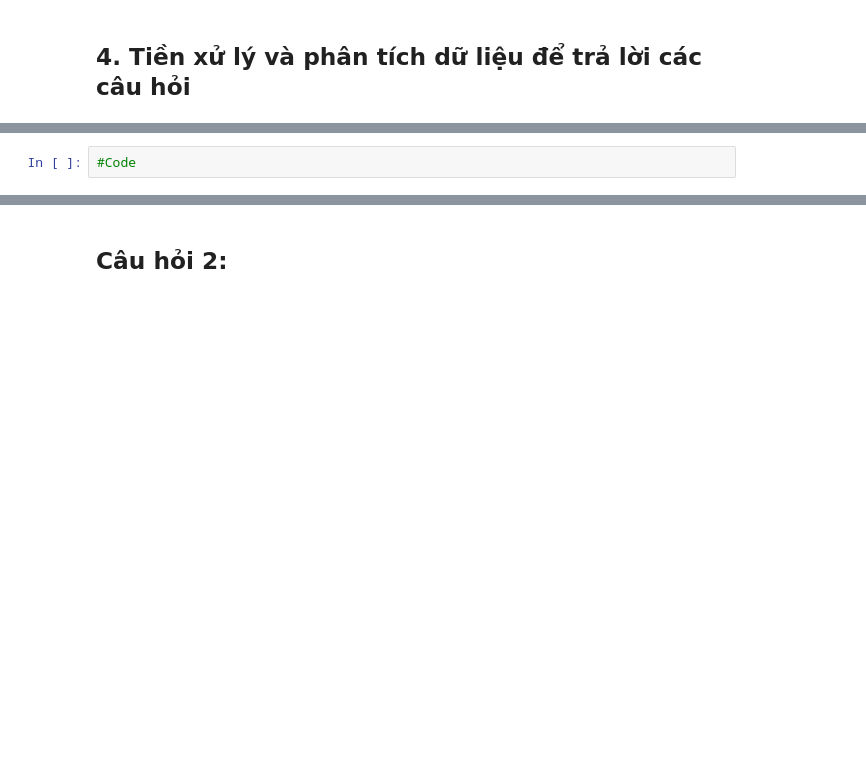
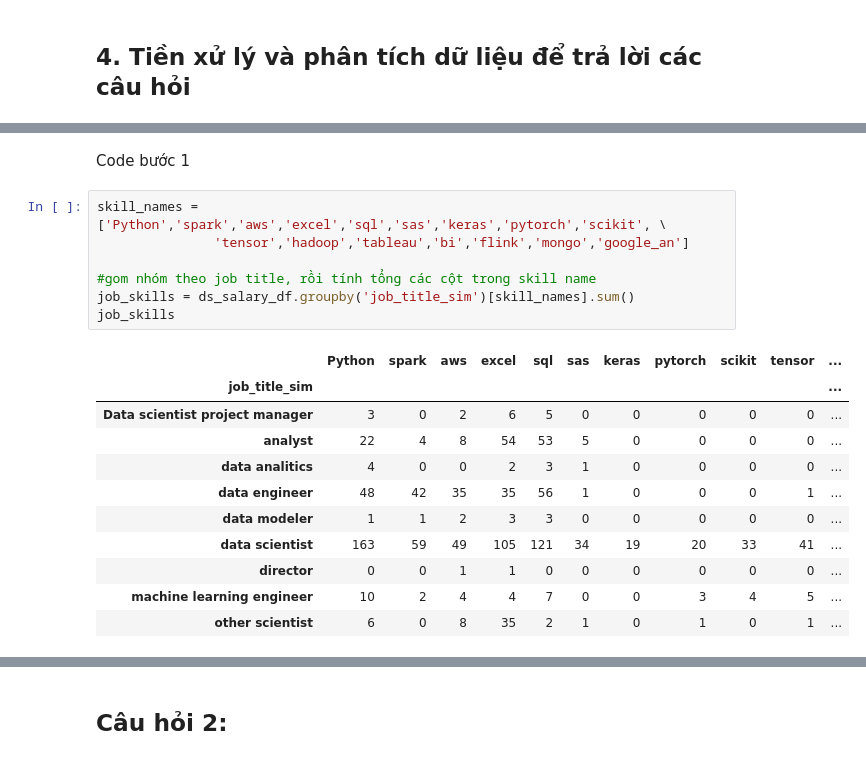
Before and after one commit to wisteria233huhu/LTCKHDL-Final-Project, a Jupyter notebook: FinalProject-LTKHDL.ipynb, the cells around one changed output, grey strips where cells are left out. Saved outputs shown, nothing was run; the diff lists cells and outputs as text; blank space fills up the shorter version.

```diff
--- a/FinalProject-LTKHDL.ipynb
+++ b/FinalProject-LTKHDL.ipynb
@@ -211,2 +226,21 @@ categorical_df
-# %%
-#Code
+# %% [markdown]
+Code bước 1
+# %%
+skill_names = ['Python','spark','aws','excel','sql','sas','keras','pytorch','scikit', \
+               'tensor','hadoop','tableau','bi','flink','mongo','google_an']
+
+#gom nhóm theo job title, rồi tính tổng các cột trong skill name
+job_skills = ds_salary_df.groupby('job_title_sim')[skill_names].sum()
+job_skills
+# %% [output]
+|  | Python | spark | aws | excel | sql | sas | keras | pytorch | scikit | tensor | ... |
+| job_title_sim |  |  |  |  |  |  |  |  |  |  | ... |
+| Data scientist project manager | 3 | 0 | 2 | 6 | 5 | 0 | 0 | 0 | 0 | 0 | ... |
+| analyst | 22 | 4 | 8 | 54 | 53 | 5 | 0 | 0 | 0 | 0 | ... |
+| data analitics | 4 | 0 | 0 | 2 | 3 | 1 | 0 | 0 | 0 | 0 | ... |
+| data engineer | 48 | 42 | 35 | 35 | 56 | 1 | 0 | 0 | 0 | 1 | ... |
+| data modeler | 1 | 1 | 2 | 3 | 3 | 0 | 0 | 0 | 0 | 0 | ... |
+| data scientist | 163 | 59 | 49 | 105 | 121 | 34 | 19 | 20 | 33 | 41 | ... |
+| director | 0 | 0 | 1 | 1 | 0 | 0 | 0 | 0 | 0 | 0 | ... |
+| machine learning engineer | 10 | 2 | 4 | 4 | 7 | 0 | 0 | 3 | 4 | 5 | ... |
+| other scientist | 6 | 0 | 8 | 35 | 2 | 1 | 0 | 1 | 0 | 1 | ... |
```
Also changed, not shown: parts of 35 cells of this notebook.
